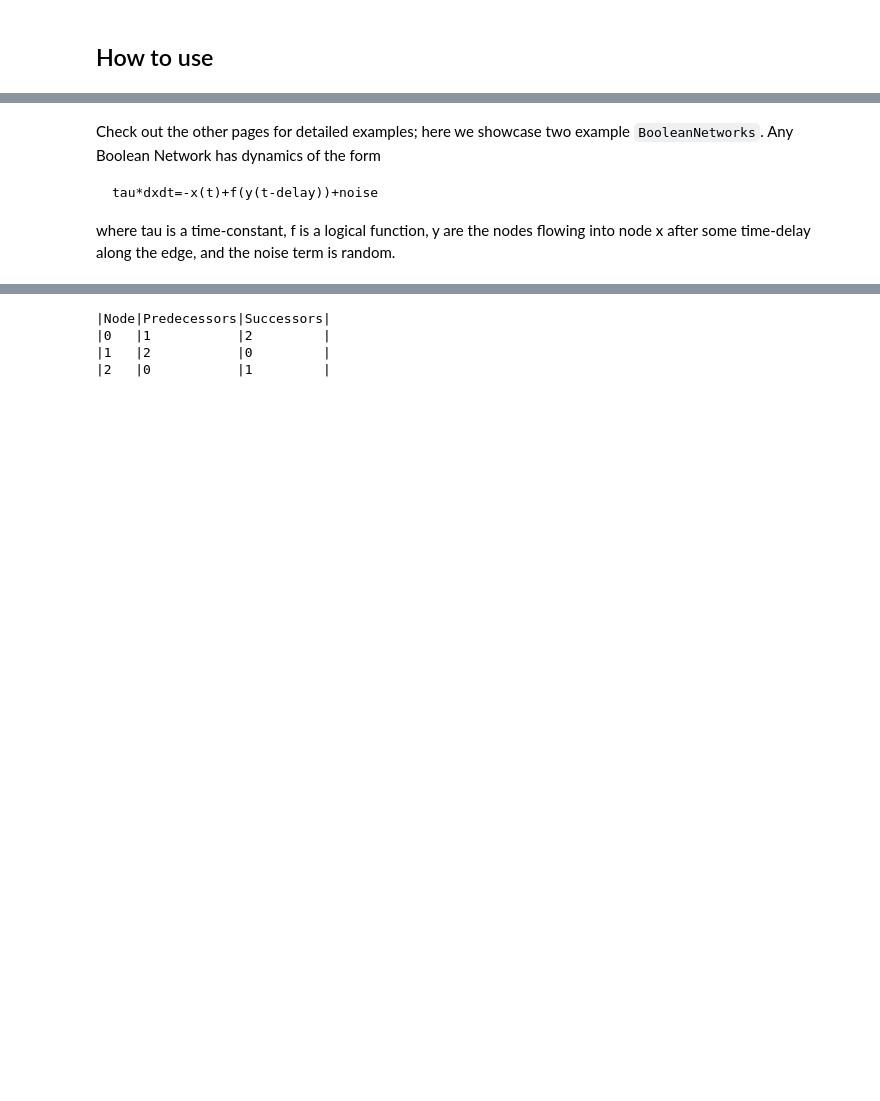
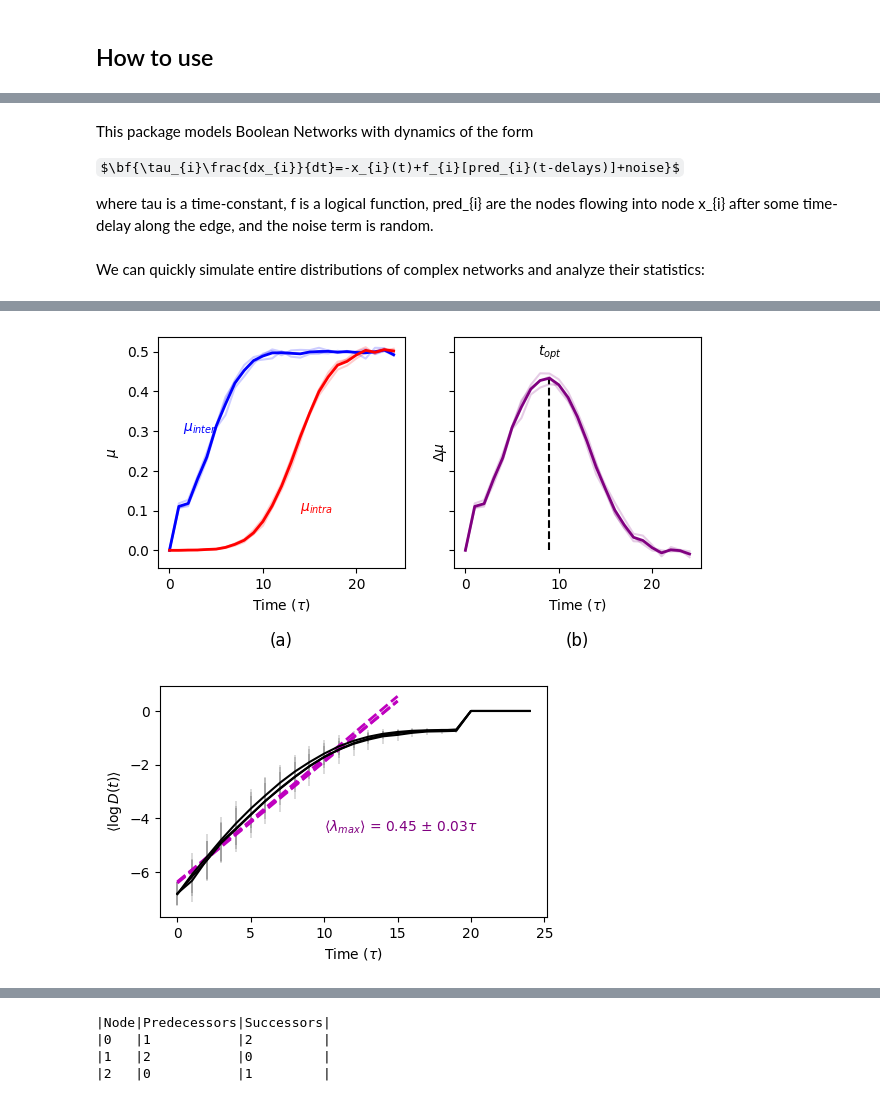
Before and after one commit to Noeloikeau/networkm, a Jupyter notebook: index.ipynb, the cells around one changed output, grey strips where cells are left out. Drawn from its saved outputs; the diff is of its cells as text; code cells hidden in the pictures; some formulas as TeX source; blank space fills up the shorter version.

```diff
--- a/index.ipynb
+++ b/index.ipynb
@@ -18,6 +14,18 @@ bool_integral_risefall : Elapsed time: 1.8554 seconds
 # %% [markdown]
-Check out the other pages for detailed examples; here we showcase two example `BooleanNetworks`. Any Boolean Network has dynamics of the form
+This package models Boolean Networks with dynamics of the form
 
-    tau*dxdt=-x(t)+f(y(t-delay))+noise
+$\bf{\tau_{i}\frac{dx_{i}}{dt}=-x_{i}(t)+f_{i}[pred_{i}(t-delays)]+noise}$
 
-where tau is a time-constant, f is a logical function, y are the nodes flowing into node x after some time-delay along the edge, and the noise term is random.
+where tau is a time-constant, f is a logical function, pred_{i} are the nodes flowing into node x_{i} after some time-delay along the edge, and the noise term is random.
+# %% [markdown]
+We can quickly simulate entire distributions of complex networks and analyze their statistics:
+# %%
+bne=BooleanNetworkEnsemble(classes=3,instances=3,challenges=3,repeats=3,
+                           g = (nx.random_regular_graph,3,256),f=XOR,tau=(rng.normal,1,0.1),a=np.inf,
+                           edge_replacements=dict(a=np.inf,tau=(rng.normal,0.5,0.05),
+                                                  f=MPX,delay=(rng.random,0,0.5)),
+                           delay=(rng.random,0,1),dt=0.01,T=25,noise=0.01,hold=(rng.normal,1,0.1),
+                           decimation=None)
+plot_mu(bne.data)
+plot_lya(bne.data)
+# %% [output]
@@ -23,0 +33,2 @@ where tau is a time-constant, f is a logical function, y are the nodes flowing i
+[figure, added]
+[figure, added]
```
Also changed, not shown: parts of 13 cells of this notebook, 36 other files.
